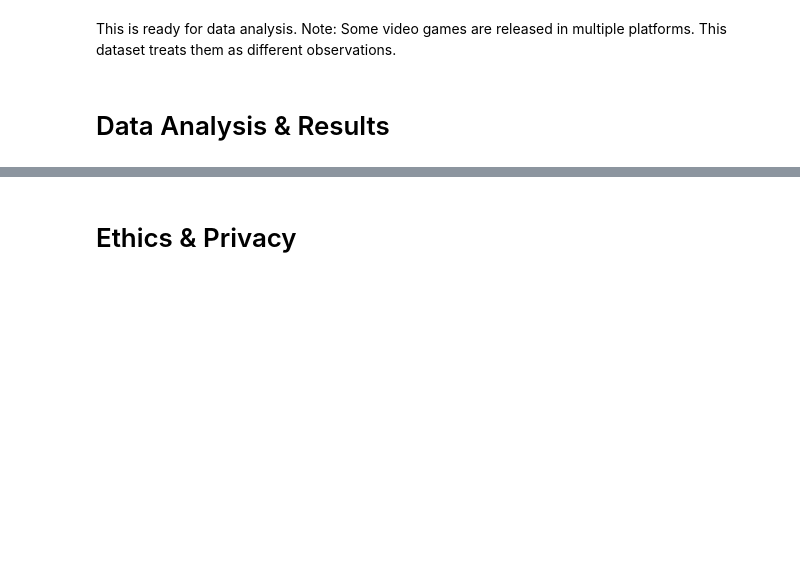
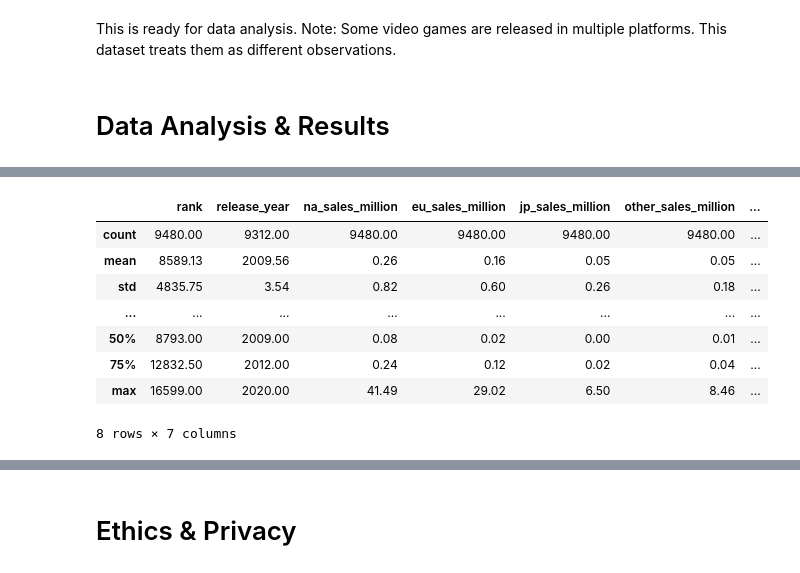
Before and after one commit to kvh8899/mostpopvidgame, a Jupyter notebook: FinalProject_group004_actual.ipynb, the cells around one changed output, grey strips where cells are left out. Saved outputs shown, nothing was run; the diff lists cells and outputs as text; code cells hidden in the pictures; blank space fills up the shorter version.

```diff
--- a/FinalProject_group004_actual.ipynb
+++ b/FinalProject_group004_actual.ipynb
@@ -163,0 +194,12 @@ Include cells that describe the steps in your data analysis.
+# %%
+vgsales.describe()
+# %% [output]
+|  | rank | release_year | na_sales_million | eu_sales_million | jp_sales_million | other_sales_million | ... |
+| count | 9480.00 | 9312.00 | 9480.00 | 9480.00 | 9480.00 | 9480.00 | ... |
+| mean | 8589.13 | 2009.56 | 0.26 | 0.16 | 0.05 | 0.05 | ... |
+| std | 4835.75 | 3.54 | 0.82 | 0.60 | 0.26 | 0.18 | ... |
+| ... | ... | ... | ... | ... | ... | ... | ... |
+| 50% | 8793.00 | 2009.00 | 0.08 | 0.02 | 0.00 | 0.01 | ... |
+| 75% | 12832.50 | 2012.00 | 0.24 | 0.12 | 0.02 | 0.04 | ... |
+| max | 16599.00 | 2020.00 | 41.49 | 29.02 | 6.50 | 8.46 | ... |
+8 rows × 7 columns
```
Also changed, not shown: parts of 12 cells of this notebook.
